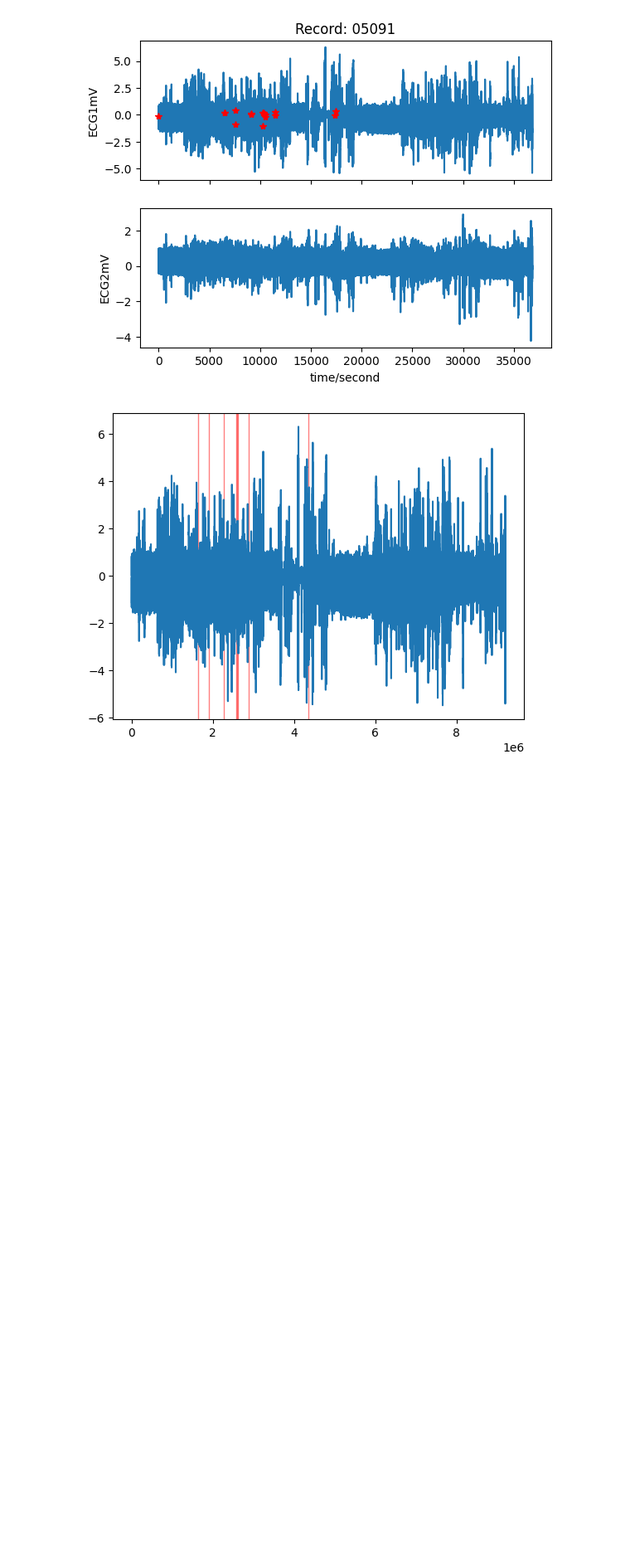
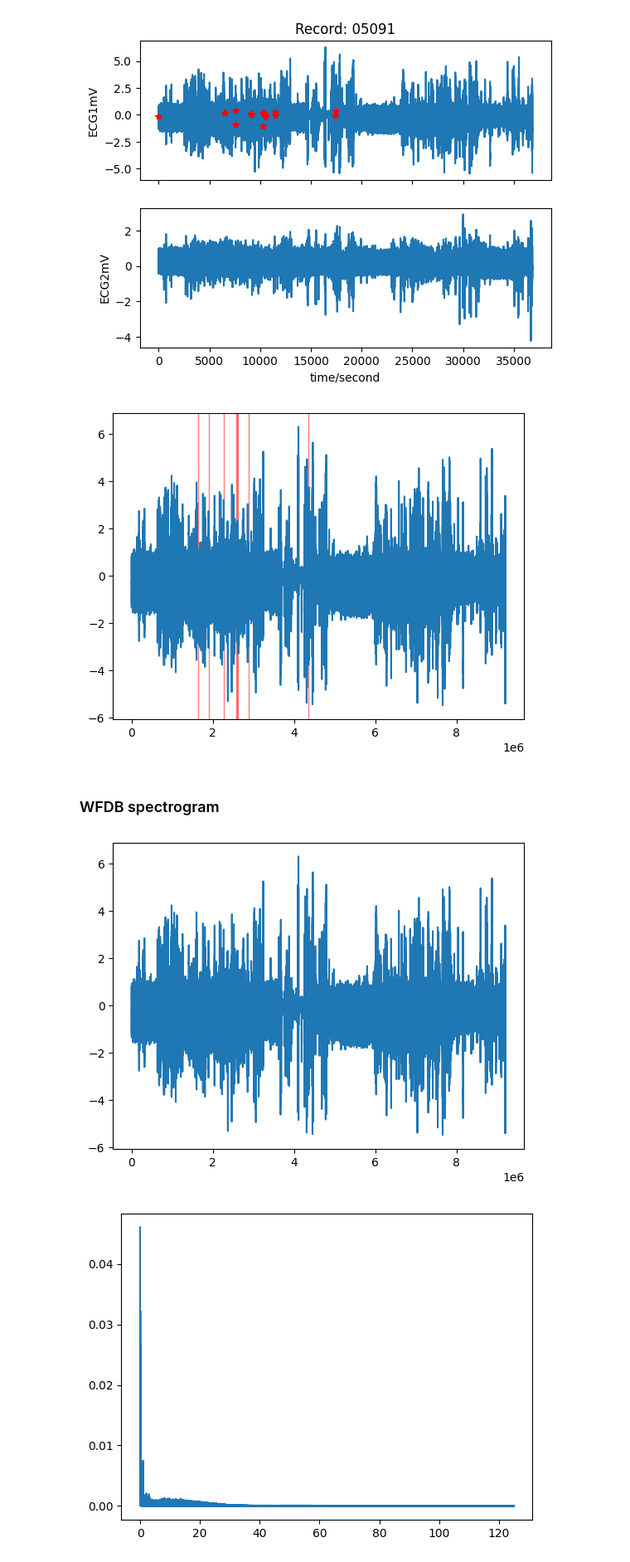
Before and after one commit to G1874/DNN_ECG, a Jupyter notebook: prototyping.ipynb, the cells around one changed output. Shown at 83% size. Cells and saved outputs as stored; diff of their text form; code cells hidden in the pictures; blank space fills up the shorter version.

Commit message:
Spectrogram of ecg signal

```diff
--- a/prototyping.ipynb
+++ b/prototyping.ipynb
@@ -85,3 +82,29 @@ for x1, x2 in ranges_AFIB:
 plt.show();
 # %% [output]
 [figure]
+# %% [markdown]
+### WFDB spectrogram
+# %%
+from scipy.fft import fft, fftfreq
+
+record = wfdb.rdrecord('Data/mit_bih_atrial_fibrillation_database/files/05091')
+waveform = record.p_signal[ann_samples[0]:, 0]
+
+N = waveform.shape[0]
+fs = record.fs
+dt = 1/fs
+T = dt*N
+
+y = fft(waveform)
+f = fftfreq(N, dt)[:N//2]
+
+plt.figure()
+plt.plot(waveform)
+plt.show()
+plt.plot(f, 2/N * np.abs(y[:N//2]))
+plt.show()
+plt.plot(f, 20*np.log10(2/N * np.abs(y[:N//2])))
+plt.show()
+# %% [output]
+[figure, added]
+[figure, added]
```
Also changed, not shown: parts of 6 cells of this notebook.
